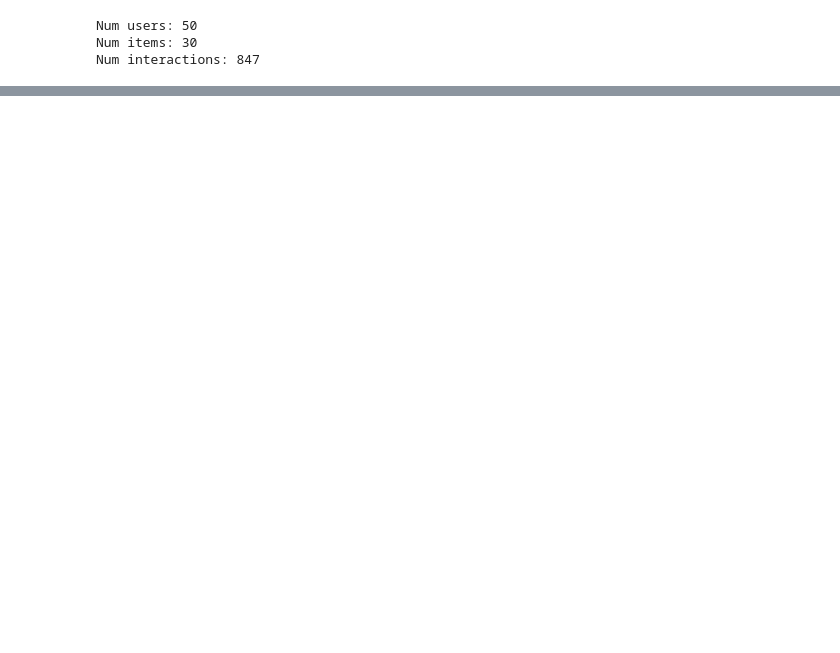
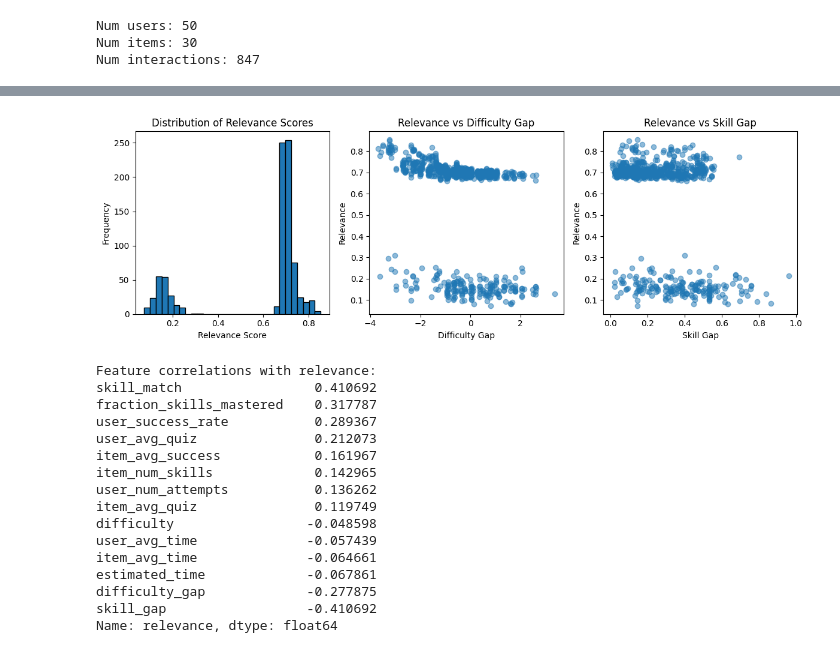
Before and after one commit to tjohns23/learning-path-recommender, a Jupyter notebook: notebooks/exploration.ipynb, the cells around one changed output, grey strips where cells are left out. Cells and saved outputs as stored; diff of their text form; code cells hidden in the pictures; blank space fills up the shorter version.

```diff
--- a/notebooks/exploration.ipynb
+++ b/notebooks/exploration.ipynb
@@ -240,0 +182,53 @@ Top 10 Feature Importances:
+# %%
+# Explore ranking data
+import seaborn as sns
+
+# Relevance distribution
+plt.figure(figsize=(12, 4))
+
+plt.subplot(1, 3, 1)
+plt.hist(ranking_df['relevance'], bins=30, edgecolor='black')
+plt.xlabel('Relevance Score')
+plt.ylabel('Frequency')
+plt.title('Distribution of Relevance Scores')
+
+# Relevance vs difficulty_gap
+plt.subplot(1, 3, 2)
+plt.scatter(ranking_df['difficulty_gap'], ranking_df['relevance'], alpha=0.5)
+plt.xlabel('Difficulty Gap')
+plt.ylabel('Relevance')
+plt.title('Relevance vs Difficulty Gap')
+
+# Relevance vs skill_gap
+plt.subplot(1, 3, 3)
+plt.scatter(ranking_df['skill_gap'], ranking_df['relevance'], alpha=0.5)
+plt.xlabel('Skill Gap')
+plt.ylabel('Relevance')
+plt.title('Relevance vs Skill Gap')
+
+plt.tight_layout()
+plt.show()
+
+# Correlation between features and relevance
+ranking_feature_cols = [col for col in ranking_df.columns if col not in ['user_id', 'step', 'item_id', 'relevance']]
+correlations = ranking_df[ranking_feature_cols + ['relevance']].corr()['relevance'].drop('relevance').sort_values(ascending=False)
+print("Feature correlations with relevance:")
+print(correlations)
+# %% [output]
+[figure, added]
+Feature correlations with relevance:
+skill_match                 0.410692
+fraction_skills_mastered    0.317787
+user_success_rate           0.289367
+user_avg_quiz               0.212073
+item_avg_success            0.161967
+item_num_skills             0.142965
+user_num_attempts           0.136262
+item_avg_quiz               0.119749
+difficulty                 -0.048598
+user_avg_time              -0.057439
+item_avg_time              -0.064661
+estimated_time             -0.067861
+difficulty_gap             -0.277875
+skill_gap                  -0.410692
+Name: relevance, dtype: float64
```
Also changed, not shown: parts of 27 cells of this notebook, 12 other files.
